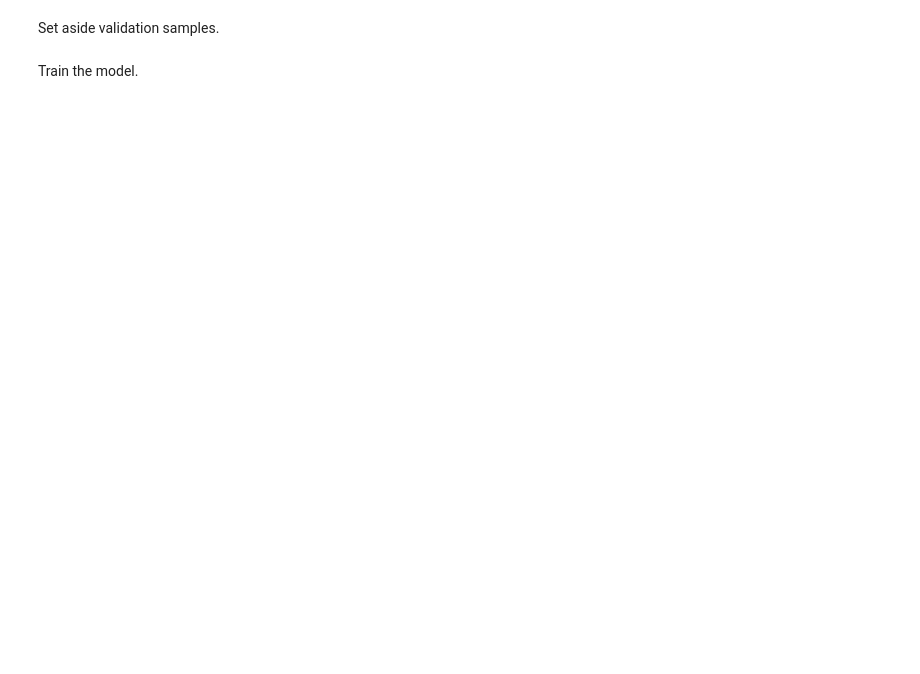
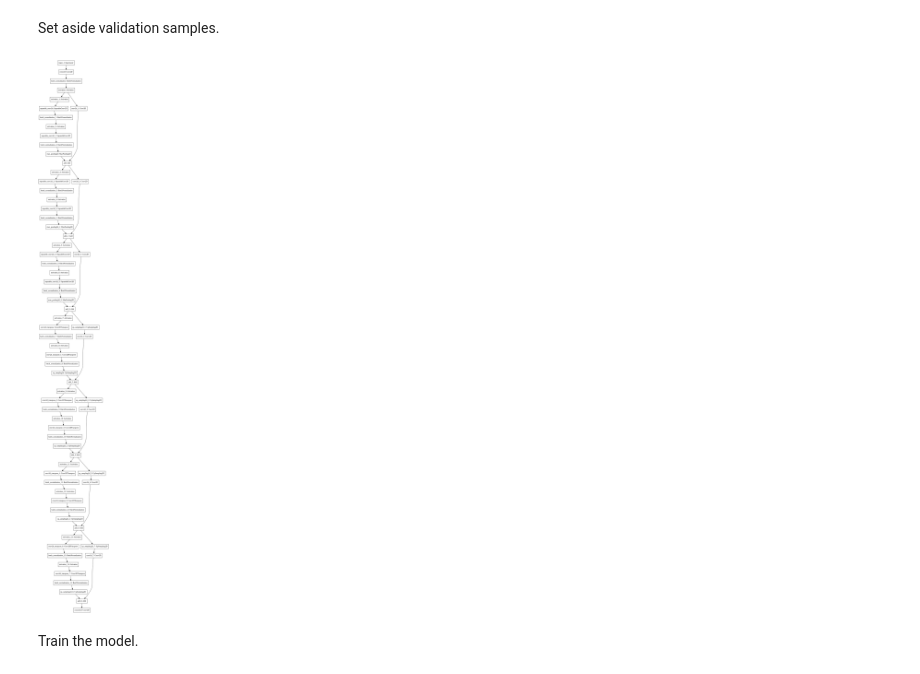
Before and after one commit to vsnupoudel/DeepLearning-Exercises, a Jupyter notebook: 95_of_Testing_and_Training_of_Hair_Segmentation.ipynb, the cells around one changed output. Saved outputs shown, nothing was run; the diff lists cells and outputs as text; code cells hidden in the pictures; blank space fills up the shorter version.

```diff
--- a/95_of_Testing_and_Training_of_Hair_Segmentation.ipynb
+++ b/95_of_Testing_and_Training_of_Hair_Segmentation.ipynb
@@ -220,5 +238,10 @@ model = get_model(img_size, num_classes)
 # %% [markdown]
 Set aside validation samples.
+# %%
+from keras.utils.vis_utils import plot_model
+plot_model(model, to_file='model_plot.png')
+# %% [output]
+[figure, added]
 # %%
 train_gen = HairSegSeq(
     batch_size, img_size, input_img_paths, target_img_paths
```
Also changed, not shown: parts of 17 cells of this notebook.
